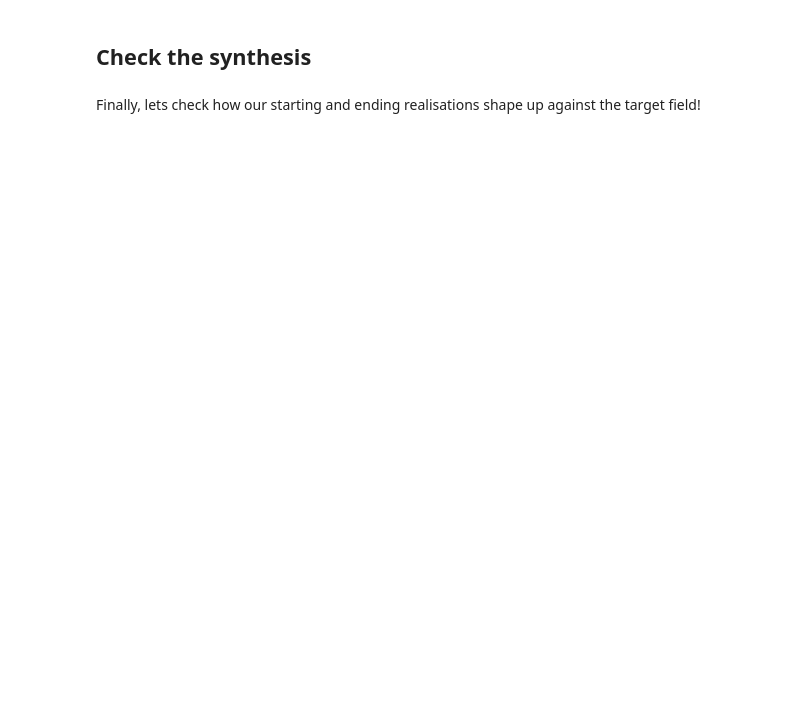
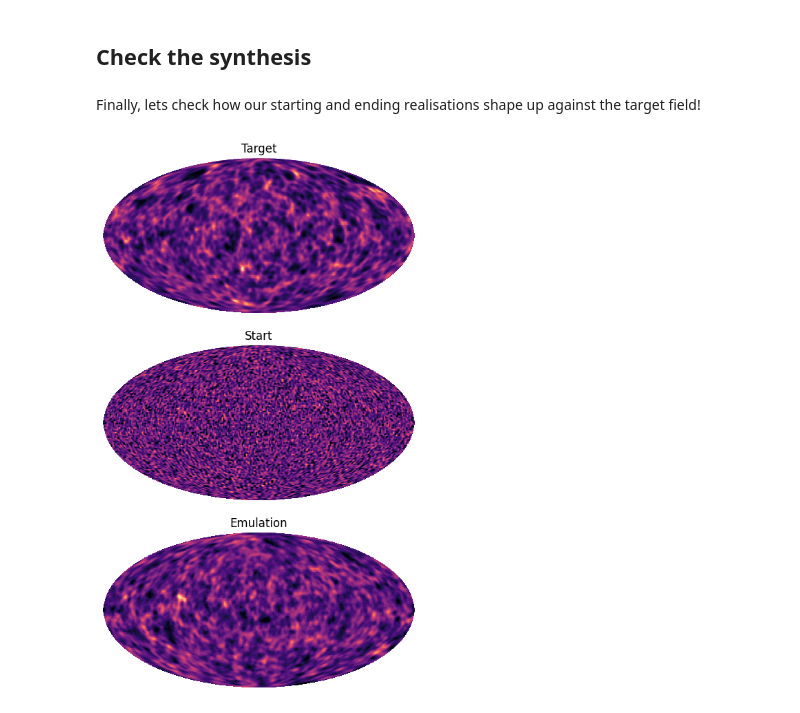
Before and after one commit to astro-informatics/s2scat, a Jupyter notebook: notebooks/synthesis.ipynb, the cells around one changed output. Drawn from its saved outputs; the diff is of its cells as text; code cells hidden in the pictures; blank space fills up the shorter version.

Commit message:
Add Mollweide plotting and minor text changes to synthesis notebook

```diff
--- a/notebooks/synthesis.ipynb
+++ b/notebooks/synthesis.ipynb
@@ -87,7 +97,7 @@ g_start = s2fft.inverse(glm_start, L, reality=reality, method="jax")
 Now we can pass all these components to ``optax``, which we have internally configured to use the adam optimizer to minimise the loss and return us a synthetic realisation which should approximate the target field statistics.
 # %%
 # Run the optimisation to generate a new realisation glm.
-glm, _ = synthesis.fit_optax(glm, loss_func, niters=400, learning_rate=1e-3)
+glm, _ = synthesis.fit_optax(glm, loss_func, niter=400, learning_rate=1e-3)
 
 # Convert the synthetic harmonic coefficients into a pixel-space image.
 glm_end = s2scat.operators.spherical.make_flm_full(glm, L)
@@ -98,11 +126,13 @@ g_end = s2fft.inverse(glm_end, L, reality=reality, method="jax")
 Finally, lets check how our starting and ending realisations shape up against the target field!
 # %%
 fields = [f, g_start, g_end]
-titles = ["Target", "Initial", "Emulation"]
-fig, axs = plt.subplots(1,3, figsize=(30,10))
+titles = ["Target", "Start", "Emulation"]
+fig, axs = plt.subplots(3, 1, subplot_kw={'projection': ccrs.Mollweide()}, figsize=(30,10))
 mx, mn = np.nanmax(f), np.nanmin(f)
 for i in range(3):
-    axs[i].imshow(fields[i], cmap="magma", vmax=mx, vmin=mn)
+    axs[i].imshow(fields[i], transform=ccrs.PlateCarree(), cmap='magma', vmax=mx, vmin=mn)
     axs[i].set_title(titles[i])
     axs[i].axis('off')
 plt.show()
+# %% [output]
+[figure, added]
```
Also changed, not shown: parts of 7 cells of this notebook.
